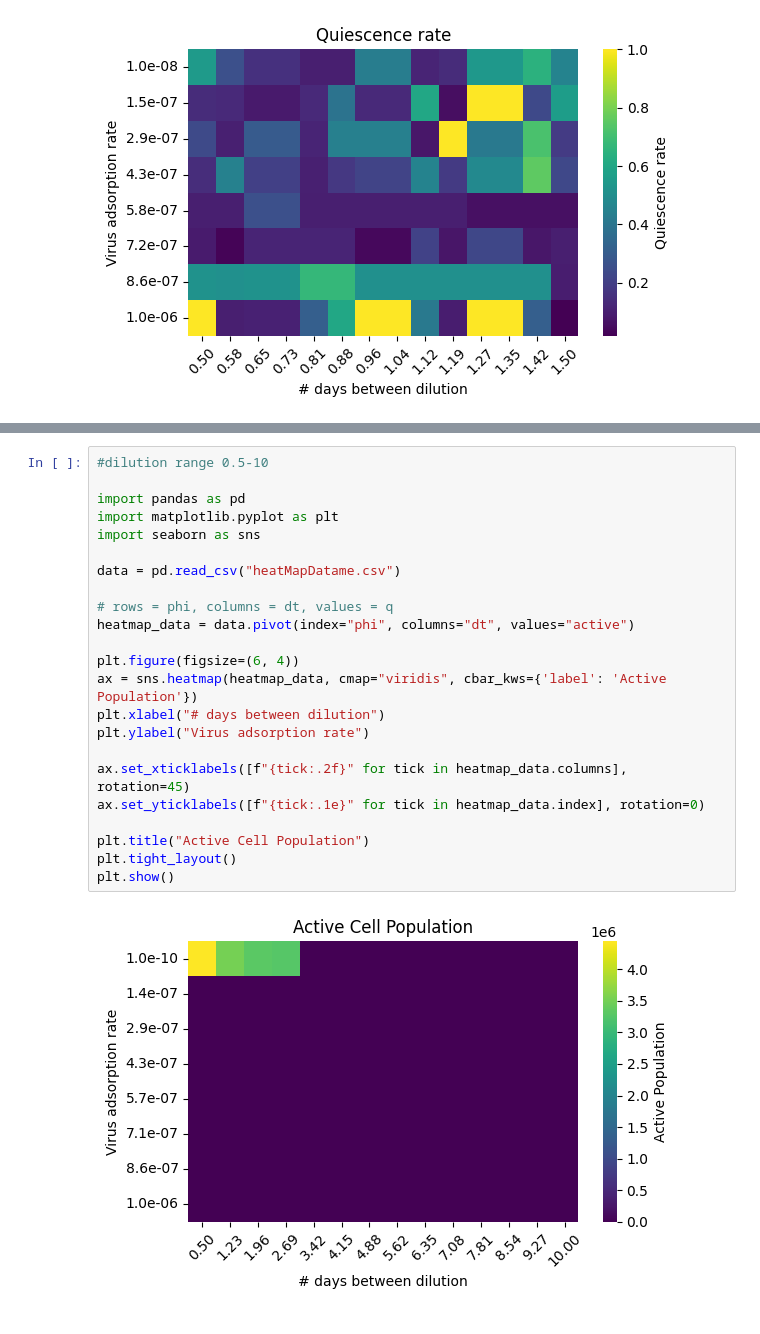
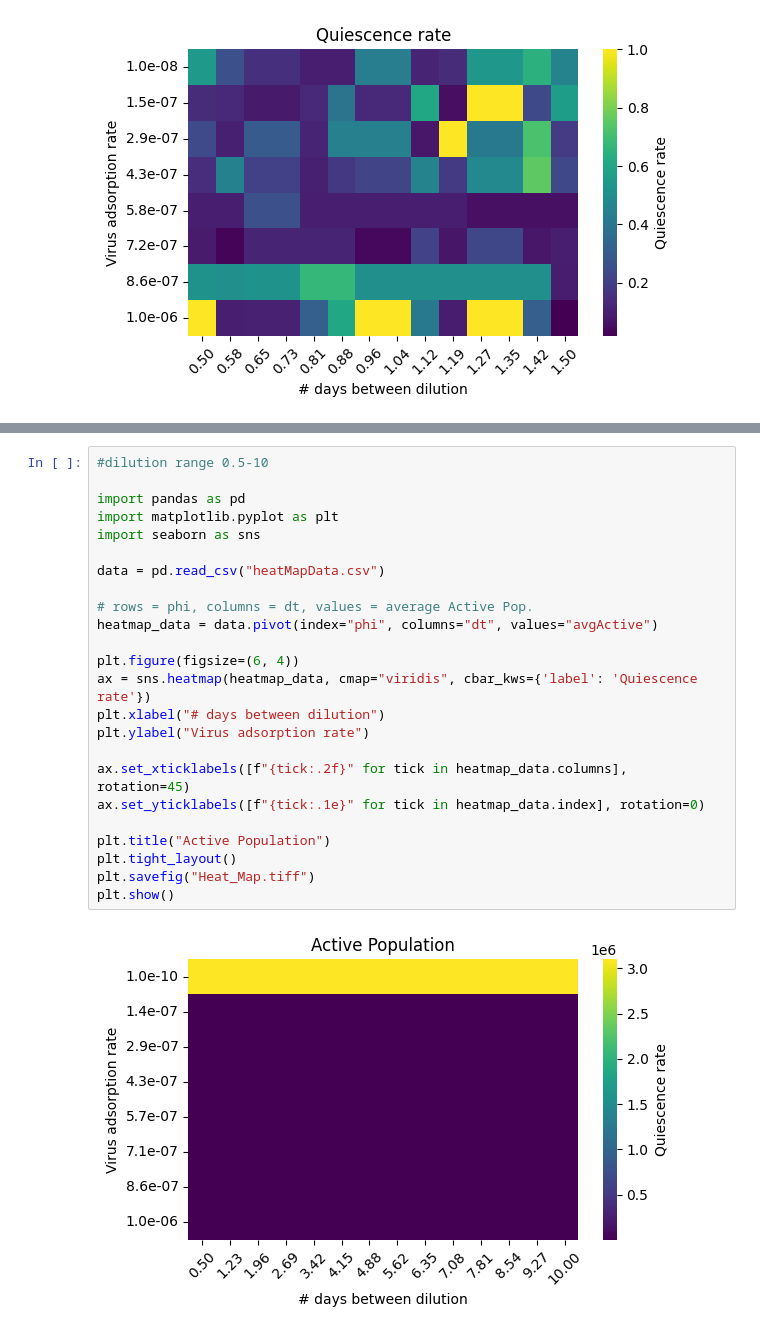
Before and after one commit to tushy7/SAR11_dormancy_popdynamics, a Jupyter notebook: Figures/pythonPlotting.ipynb, the cells around one changed output, grey strips where cells are left out. Saved outputs shown, nothing was run; the diff lists cells and outputs as text.

```diff
--- a/Figures/pythonPlotting.ipynb
+++ b/Figures/pythonPlotting.ipynb
@@ -125,25 +125,26 @@ plt.show()
 # %%
 #dilution range 0.5-10
 
 import pandas as pd
 import matplotlib.pyplot as plt
 import seaborn as sns
 
-data = pd.read_csv("heatMapDatame.csv")
+data = pd.read_csv("heatMapData.csv")
 
-# rows = phi, columns = dt, values = q
-heatmap_data = data.pivot(index="phi", columns="dt", values="active")
+# rows = phi, columns = dt, values = average Active Pop.
+heatmap_data = data.pivot(index="phi", columns="dt", values="avgActive")
 
 plt.figure(figsize=(6, 4))
-ax = sns.heatmap(heatmap_data, cmap="viridis", cbar_kws={'label': 'Active Population'})
+ax = sns.heatmap(heatmap_data, cmap="viridis", cbar_kws={'label': 'Quiescence rate'})
 plt.xlabel("# days between dilution")
 plt.ylabel("Virus adsorption rate")
 
 ax.set_xticklabels([f"{tick:.2f}" for tick in heatmap_data.columns], rotation=45)
 ax.set_yticklabels([f"{tick:.1e}" for tick in heatmap_data.index], rotation=0)
 
-plt.title("Active Cell Population")
+plt.title("Active Population")
 plt.tight_layout()
+plt.savefig("Heat_Map.tiff")
 plt.show()
 # %% [output]
-[figure, old version]
+[figure, new version]
```
Also changed, not shown: parts of 2 cells of this notebook, 14 other files.
